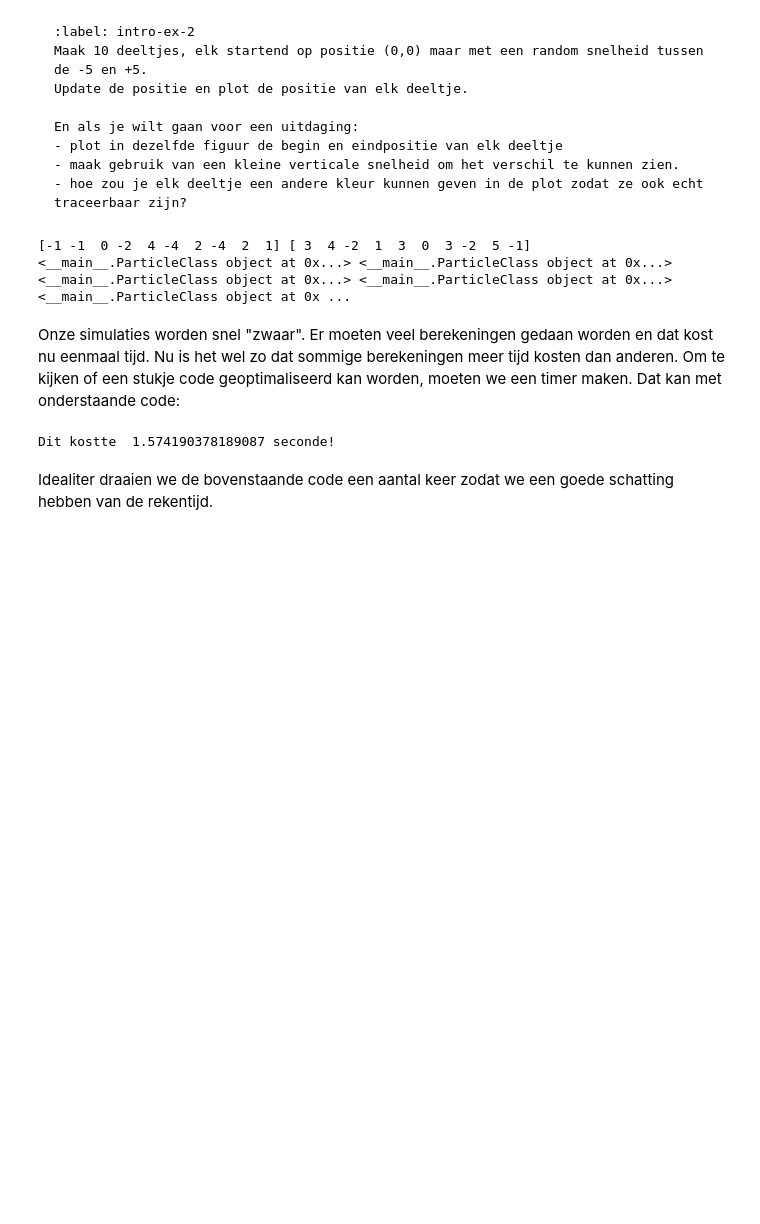
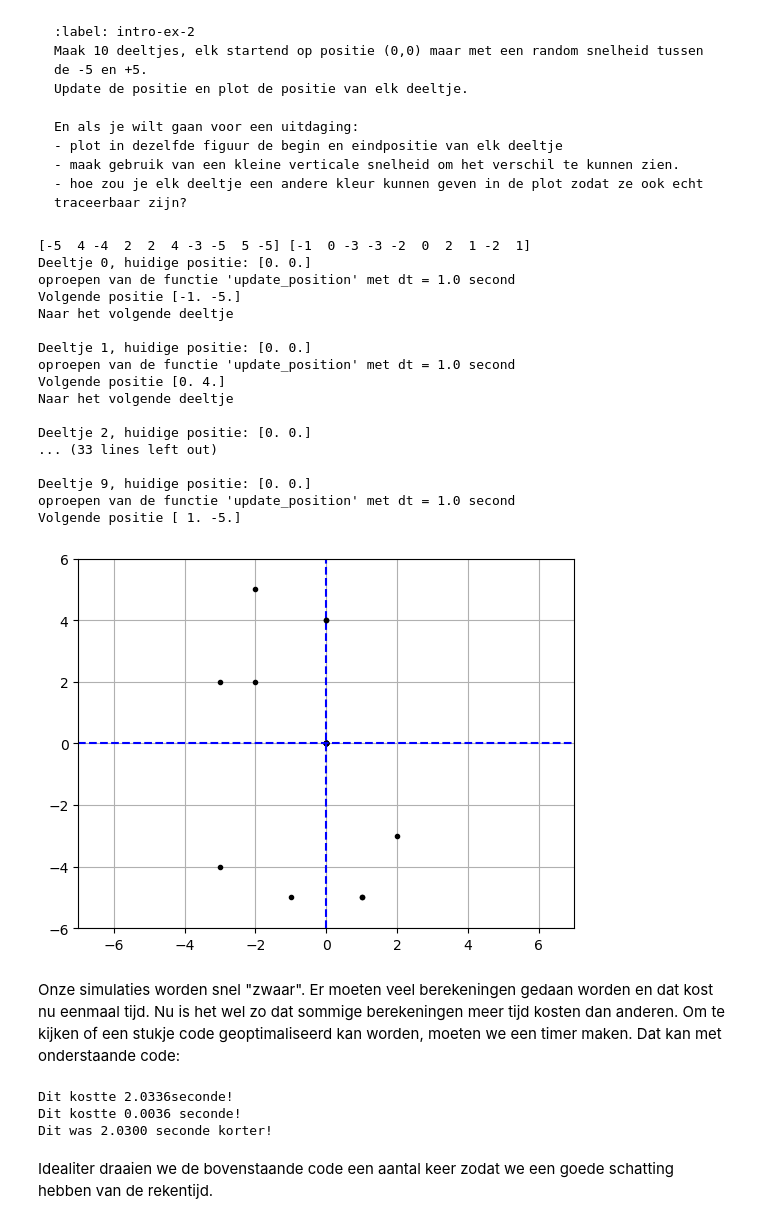
Before and after one commit to Ikbenjamin07/thermolab_MatthijsvOostrum_BenGeertman_groepje_3.5, a Jupyter notebook: Content/PySim/1_intro_sim.ipynb, the cells around one changed output. Saved outputs shown, nothing was run; the diff lists cells and outputs as text; code cells hidden in the pictures; blank space fills up the shorter version.

````diff
--- a/Content/PySim/1_intro_sim.ipynb
+++ b/Content/PySim/1_intro_sim.ipynb
@@ -181,17 +171,58 @@ En als je wilt gaan voor een uitdaging:
 ```
 # %%
 #your code/answer
-x_vel = np.random.randint(-5,6,10)
-y_vel = np.random.randint(-5,6,10)
+x_vel = np.random.randint(-5,6,10) #willekeurig x snelheid
+y_vel = np.random.randint(-5,6,10) #willekeurig y snelheid
 print (y_vel,x_vel)
 
-particle_array = []
+particle_array = [] #aanmaken lege array van alle particles
 
-for start_x in range(4):
-    particle_array.append(ParticleClass(m=1.0, v=[2.0, 0], r=[start_x, 0.0],R=1.0))
+for I in range(10):
+    particle_array.append(ParticleClass(m=1.0, v=[x_vel[I], y_vel[I]], r=[0.0, 0.0],R=1.0)) #aanmaken van alle particles
+
+plt.figure() #------------------------------------------------ plotten van alle particles op plaats (0,0)
+for particle in particle_array:
+    plt.plot(particle.r[0],particle.r[1],'k.')
+#plt.xlim(min(x_vel),max(x_vel))
+#plt.ylim(min(y_vel),max(y_vel))
+plt.xlim(-7,7)
+plt.ylim(-6,6)
+plt.grid()
+plt.axhline(0,0, c='blue', ls='--')
+plt.axvline(0,0, c='blue', ls='--') #------------------------------------------------
+
+for particle, particle_object in enumerate(particle_array):#----------------------------------------posities veranderen van alle particles d.m.v. de snelheid
+    print("Deeltje " + str(particle) + ", huidige positie: " + str(particle_object.r))
+    print("oproepen van de functie 'update_position' met dt = 1.0 second ")
+    particle_object.update_position(1.0)
+    print("Volgende positie " + str(particle_object.r))
+    if particle < len(particle_array) - 1:
+        print("Naar het volgende deeltje \n")
+
+
+#---------------------------------------------------de nieuwe posities plotten
+for particle in particle_array:
+    plt.plot(particle.r[0],particle.r[1],'k.')
+plt.show()
 # %% [output]
-[-1 -1  0 -2  4 -4  2 -4  2  1] [ 3  4 -2  1  3  0  3 -2  5 -1]
-<__main__.ParticleClass object at 0x...> <__main__.ParticleClass object at 0x...> <__main__.ParticleClass object at 0x...> <__main__.ParticleClass object at 0x...> <__main__.ParticleClass object at 0x ...
+[-5  4 -4  2  2  4 -3 -5  5 -5] [-1  0 -3 -3 -2  0  2  1 -2  1]
+Deeltje 0, huidige positie: [0. 0.]
+oproepen van de functie 'update_position' met dt = 1.0 second
+Volgende positie [-1. -5.]
+Naar het volgende deeltje
+
+Deeltje 1, huidige positie: [0. 0.]
+oproepen van de functie 'update_position' met dt = 1.0 second
+Volgende positie [0. 4.]
+Naar het volgende deeltje
+
+Deeltje 2, huidige positie: [0. 0.]
+... (33 lines left out)
+
+Deeltje 9, huidige positie: [0. 0.]
+oproepen van de functie 'update_position' met dt = 1.0 second
+Volgende positie [ 1. -5.]
+[figure, added]
 # %% [markdown]
 Onze simulaties worden snel "zwaar".
 Er moeten veel berekeningen gedaan worden en dat kost nu eenmaal tijd.
@@ -211,11 +242,26 @@ for i in range(N):
     array = np.append(array,np.random.rand(1))
 
 eind = time.time()
-lengte = eind - start
+b = eind - start
 
-print("Dit kostte ", lengte, "seconde!")
+print(f"Dit kostte {b:.4f}seconde!")
+
+start = time.time()
+
+array = np.array([])
+N = int(1e5)
+
+array = np.random.rand(1,N)
+
+eind = time.time()
+a = eind - start
+
+print(f"Dit kostte {a:.4f} seconde!")
+print(f"Dit was {b-a:.4f} seconde korter!")
 # %% [output]
-Dit kostte  1.574190378189087 seconde!
+Dit kostte 2.0336seconde!
+Dit kostte 0.0036 seconde!
+Dit was 2.0300 seconde korter!
 # %% [markdown]
 Idealiter draaien we de bovenstaande code een aantal keer zodat we een goede schatting hebben van de rekentijd.
 # %% [markdown]
````
Also changed, not shown: parts of 1 cell of this notebook, 1 other file.
